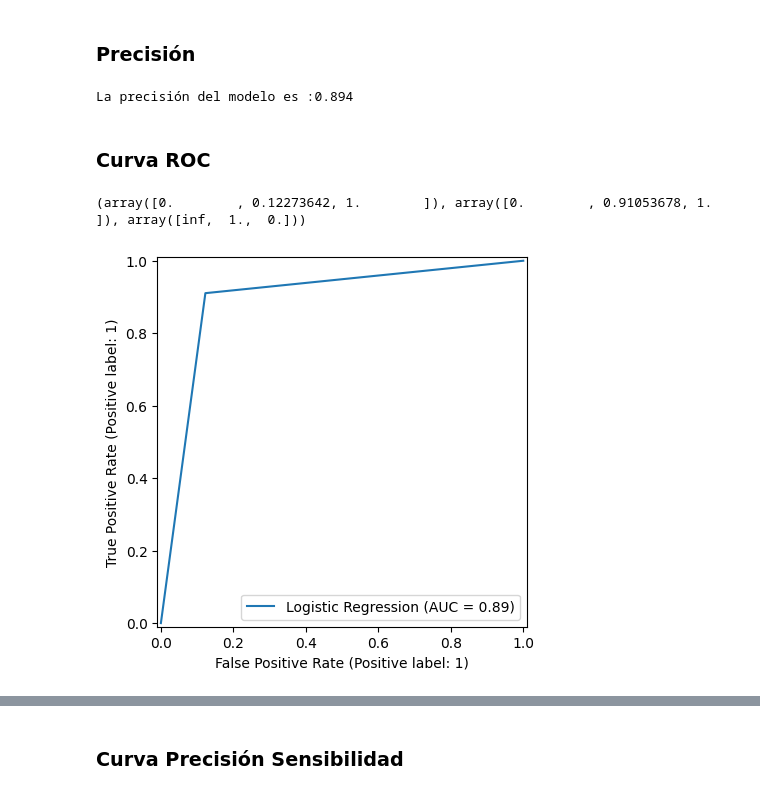
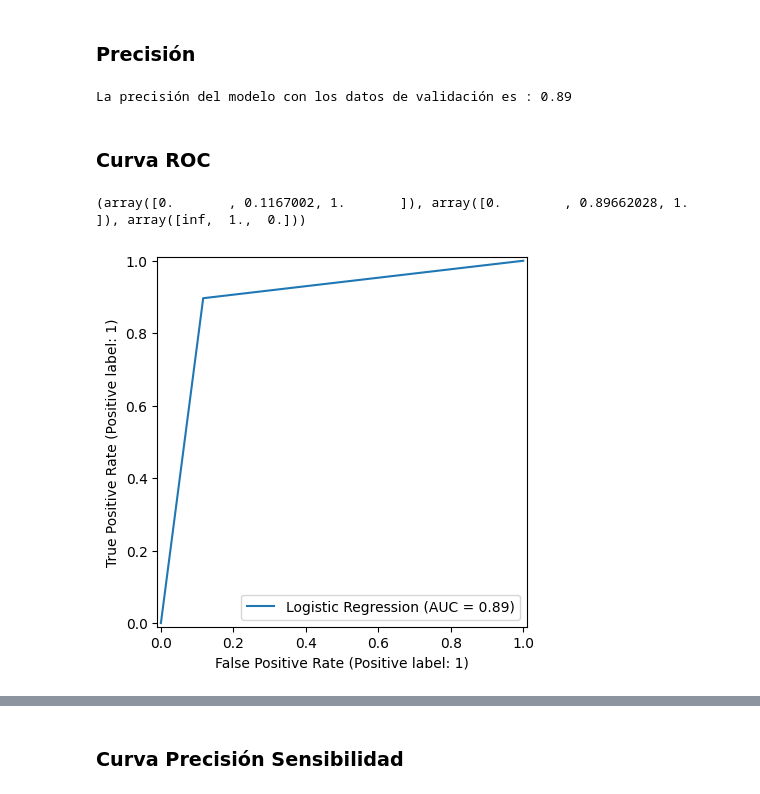
Before and after one commit to VillaltaE/Hackthon_NoCountry_65, a Jupyter notebook: data-science/Predictivo_LR_Netflix.ipynb, the cells around one changed output, grey strips where cells are left out. Cells and saved outputs as stored; diff of their text form; code cells hidden in the pictures.

Commit message:
añadido validacion del modelo

```diff
--- a/data-science/Predictivo_LR_Netflix.ipynb
+++ b/data-science/Predictivo_LR_Netflix.ipynb
@@ -92,0 +106,2 @@ clf = Pipeline(steps=[
+# %%
+X_train, X_val, y_train, y_val = train_test_split(X,y, random_state=42, stratify=y)
@@ -92,0 +116,9 @@ clf = Pipeline(steps=[
+# %%
+#Importamos RobusScaler para el escalamiento de los datos, ya que es robusto a los datoa atípicos
+# y no tiene el supuesto de que los datos tienen una distribución normal
+
+robust_scaler = RobustScaler()
+
+X_train = robust_scaler.fit_transform(X_train)
+X_val = robust_scaler.fit_transform(X_val)
+X_test = robust_scaler.fit_transform(X_test)
@@ -111,0 +204,3 @@ Pipeline(steps=[('preprocess',
+# %%
+#Instanciamos el modelo
+clf = LogisticRegression(random_state=42, max_iter=1000)
@@ -112,8 +219,8 @@ Pipeline(steps=[('preprocess',
 # %% [markdown]
 ### Reporte de clasificación
 # %%
-y_pred = clf.predict(X_test)
-print(classification_report(y_test, y_pred))
+y_pred = clf.predict(X_val)
+print(classification_report(y_val, y_pred))
 # %% [output]
               precision    recall  f1-score   support
 
@@ -138,19 +249,19 @@ visualizacion.plot();
 # %% [markdown]
 ### Precisión
 # %%
-print(f'La precisión del modelo es :{accuracy_score(y_test, y_pred)}')
+print(f'La precisión del modelo con los datos de validación es : {accuracy_score(y_val, y_pred)}')
 # %% [output]
-La precisión del modelo es :0.894
+La precisión del modelo con los datos de validación es : 0.89
 # %% [markdown]
 ### Curva ROC
 # %%
-print(roc_curve(y_test, y_pred))
+print(roc_curve(y_val, y_pred))
 # %% [output]
-(array([0.        , 0.12273642, 1.        ]), array([0.        , 0.91053678, 1.        ]), array([inf,  1.,  0.]))
+(array([0.       , 0.1167002, 1.       ]), array([0.        , 0.89662028, 1.        ]), array([inf,  1.,  0.]))
 # %%
-RocCurveDisplay.from_predictions(y_test,y_pred,name='Logistic Regression');
+RocCurveDisplay.from_predictions(y_val,y_pred,name='Logistic Regression');
 # %% [output]
-[figure, old version]
+[figure, new version]
 # %%
 from sklearn.metrics import roc_auc_score
 # %%
```
Also changed, not shown: parts of 67 cells of this notebook.
